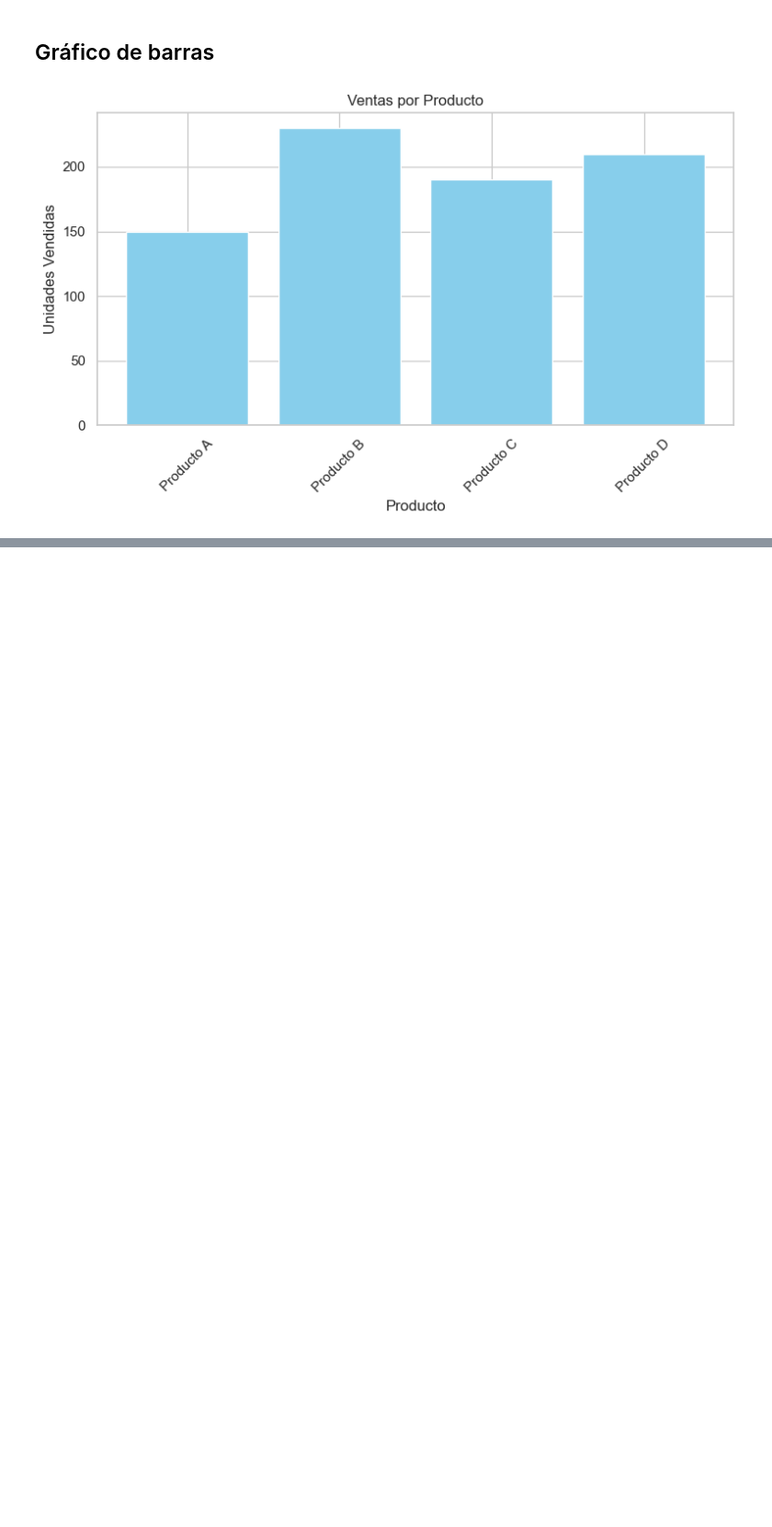
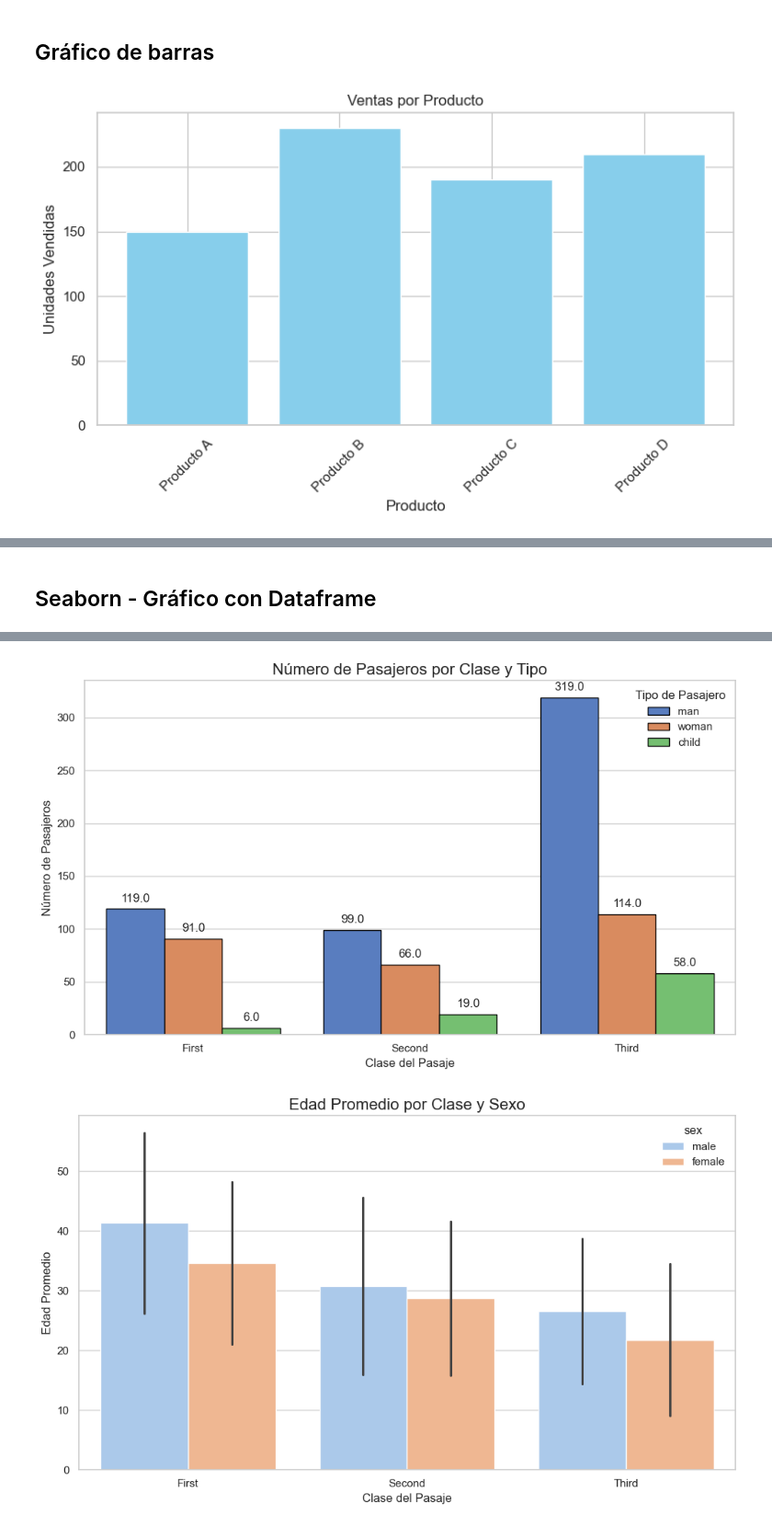
Before and after one commit to dennysrojas/programacion_estadistica, a Jupyter notebook: graficos.ipynb, the cells around one changed output, grey strips where cells are left out. Shown at 92% size. Drawn from its saved outputs; the diff is of its cells as text; code cells hidden in the pictures; blank space fills up the shorter version.

```diff
--- a/graficos.ipynb
+++ b/graficos.ipynb
@@ -251,0 +297,69 @@ plt.show()
+# %% [markdown]
+## Seaborn - Gráfico con Dataframe
+# %%
+# --- Carga de Datos de Ejemplo (DataFrame de Pandas) ---
+df_titanic = sns.load_dataset("titanic")
+
+# Visualizamos las primeras filas
+print("Primeras filas del DataFrame 'titanic':")
+print(df_titanic.head())
+
+# --- Creación del Gráfico de Barras (Conteo) con Seaborn ---
+plt.figure(figsize=(10, 6))
+countplot_clase = sns.countplot(
+    data=df_titanic,
+    x="class",           # Columna categórica para contar
+    hue="who",           # Subdivide las barras por otra categoría (hombre, mujer, niño)
+    palette="muted",     # Paleta de colores
+    order=['First', 'Second', 'Third'], # Orden específico para las categorías en el eje X
+    edgecolor='black'    # Color del borde de las barras
+)
+
+# --- Personalización ---
+countplot_clase.set_title("Número de Pasajeros por Clase y Tipo", fontsize=16)
+countplot_clase.set_xlabel("Clase del Pasaje", fontsize=12)
+countplot_clase.set_ylabel("Número de Pasajeros", fontsize=12)
+countplot_clase.legend(title="Tipo de Pasajero")
+
+# Añadir anotaciones con el conteo en cada barra (opcional, un poco más avanzado)
+for p in countplot_clase.patches:
+
+    height = p.get_height()
+
+    if height > 0:
+
+        countplot_clase.annotate(
+
+            f'{height}',
+
+            (p.get_x() + p.get_width() / 2., height),
+
+            ha='center', va='bottom',
+
+            xytext=(0, 5),
+
+            textcoords='offset points'
+
+        )
+
+# --- Mostrar Gráfico ---
+plt.tight_layout()
+plt.show()
+
+# --- Alternativa: Gráfico de Barras con Estimación (Media) ---
+plt.figure(figsize=(10, 6))
+barplot_edad_clase = sns.barplot(
+    data=df_titanic,
+    x="class",
+    y="age",
+    hue="sex",
+    palette="pastel",
+    estimator=np.mean, # Puede ser np.median, np.sum, etc.
+    errorbar="sd" # Muestra la desviación estándar como barra de error ('ci' para intervalo de confianza)
+)
+barplot_edad_clase.set_title("Edad Promedio por Clase y Sexo", fontsize=16)
+barplot_edad_clase.set_xlabel("Clase del Pasaje", fontsize=12)
+barplot_edad_clase.set_ylabel("Edad Promedio", fontsize=12)
+plt.tight_layout()
+plt.show()
+# %% [output]
@@ -251,0 +380,2 @@ plt.show()
+[figure, added]
+[figure, added]
```
Also changed, not shown: parts of 19 cells of this notebook.
